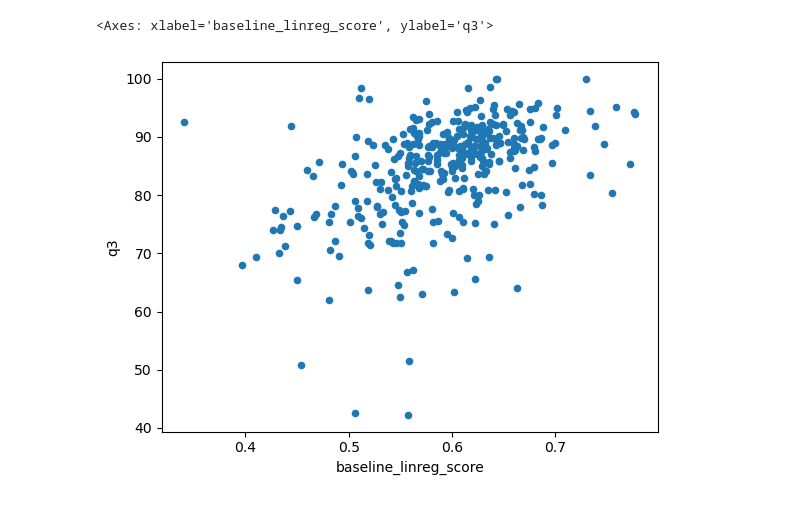
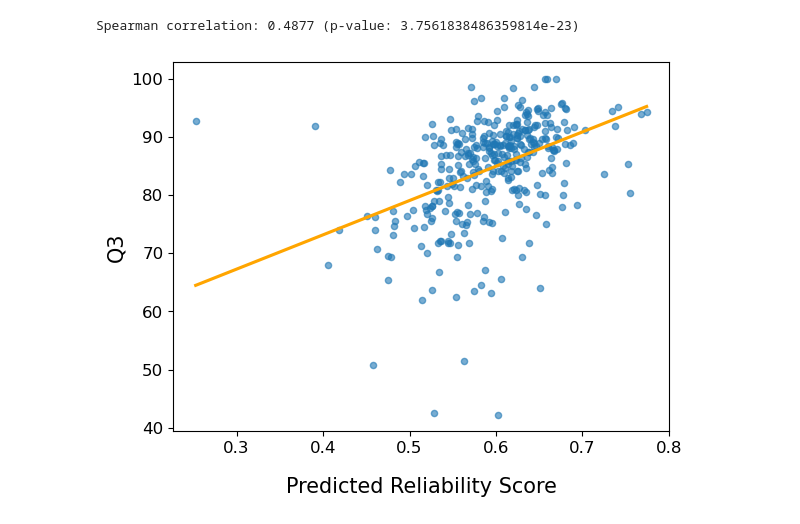
Before and after one commit to LeonHafner/PP2_reliability_score_pred, a Jupyter notebook: scripts/downstream/predict_secondary_structure.ipynb, the cells around one changed output. Saved outputs shown, nothing was run; the diff lists cells and outputs as text; code cells hidden in the pictures.

Commit message:
add better correlation plots

```diff
--- a/scripts/downstream/predict_secondary_structure.ipynb
+++ b/scripts/downstream/predict_secondary_structure.ipynb
@@ -36,3 +41,3 @@ anndata_path = '../../data/downstream/secondary_structure.h5ad'
 # %%
 adata = ad.read_h5ad(anndata_path)
-adata
+adata.obs.index = adata.obs.index.str.lower()
@@ -42,3 +44,6 @@ AnnData object with n_obs × n_vars = 364 × 1280
+# %%
+gt_reliability = pd.read_parquet(ground_truth_reliability)[["id", "pearson_correlation_min_max"]].rename(columns={"pearson_correlation_min_max": "gt_reliability"}).set_index('id')
+gt_reliability.index = gt_reliability.index.str.lower()
 # %%
 mlp = torch.load(model_mlp_path, weights_only=False)
 mlp.eval()
@@ -83,5 +73,18 @@ adata.obs.plot.scatter(x="mlp_score", y="q3")
-# %%
-adata.obs.plot.scatter(x="baseline_linreg_score", y="q3")
-# %% [output]
-<Axes: xlabel='baseline_linreg_score', ylabel='q3'>
-[figure, removed]
+# %%
+df = pd.merge(adata.obs, gt_reliability, left_index=True, right_index=True, how="left")
+# %%
+predictions = df[["q3", "mlp_score"]]
+ground_truth = df[~pd.isna(df.gt_reliability)][["q3", "gt_reliability"]]
+# %%
+corr, pval = spearmanr(predictions["q3"], predictions["mlp_score"])
+
+sns.regplot(x="mlp_score", y="q3", data=predictions, ci=None, scatter_kws={'alpha': 0.6, 's': 20}, line_kws={'color': 'orange'})
+plt.xlabel("Predicted Reliability Score", fontsize=15, labelpad=15)
+plt.ylabel("Q3", fontsize=15)
+plt.xticks(fontsize=12)
+plt.yticks(fontsize=12)
+
+print(f"Spearman correlation: {corr:.4f} (p-value: {pval})")
+# %% [output]
+Spearman correlation: 0.4877 (p-value: 3.7561838486359814e-23)
+[figure, added]
```
Also changed, not shown: parts of 8 cells of this notebook.
